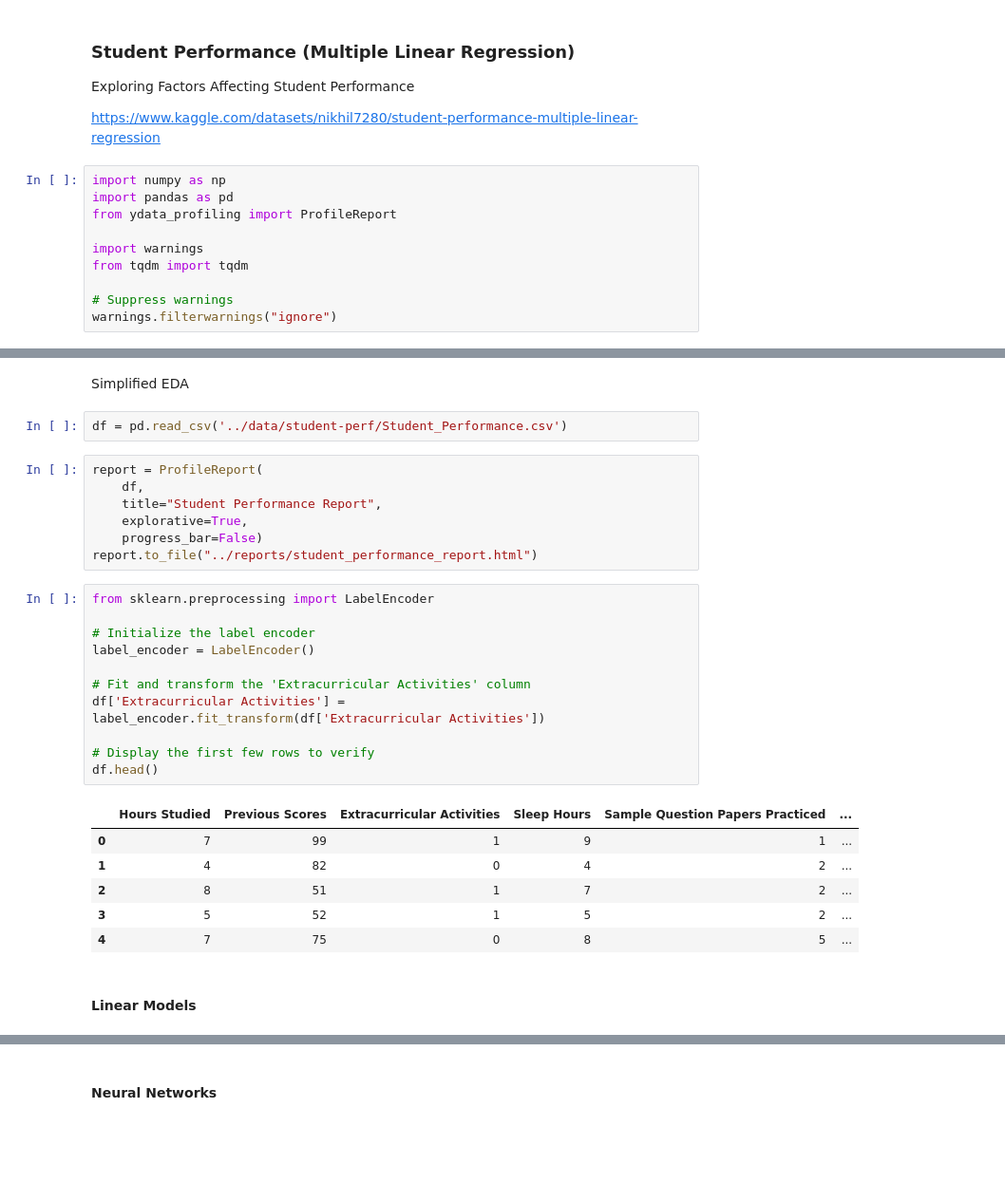
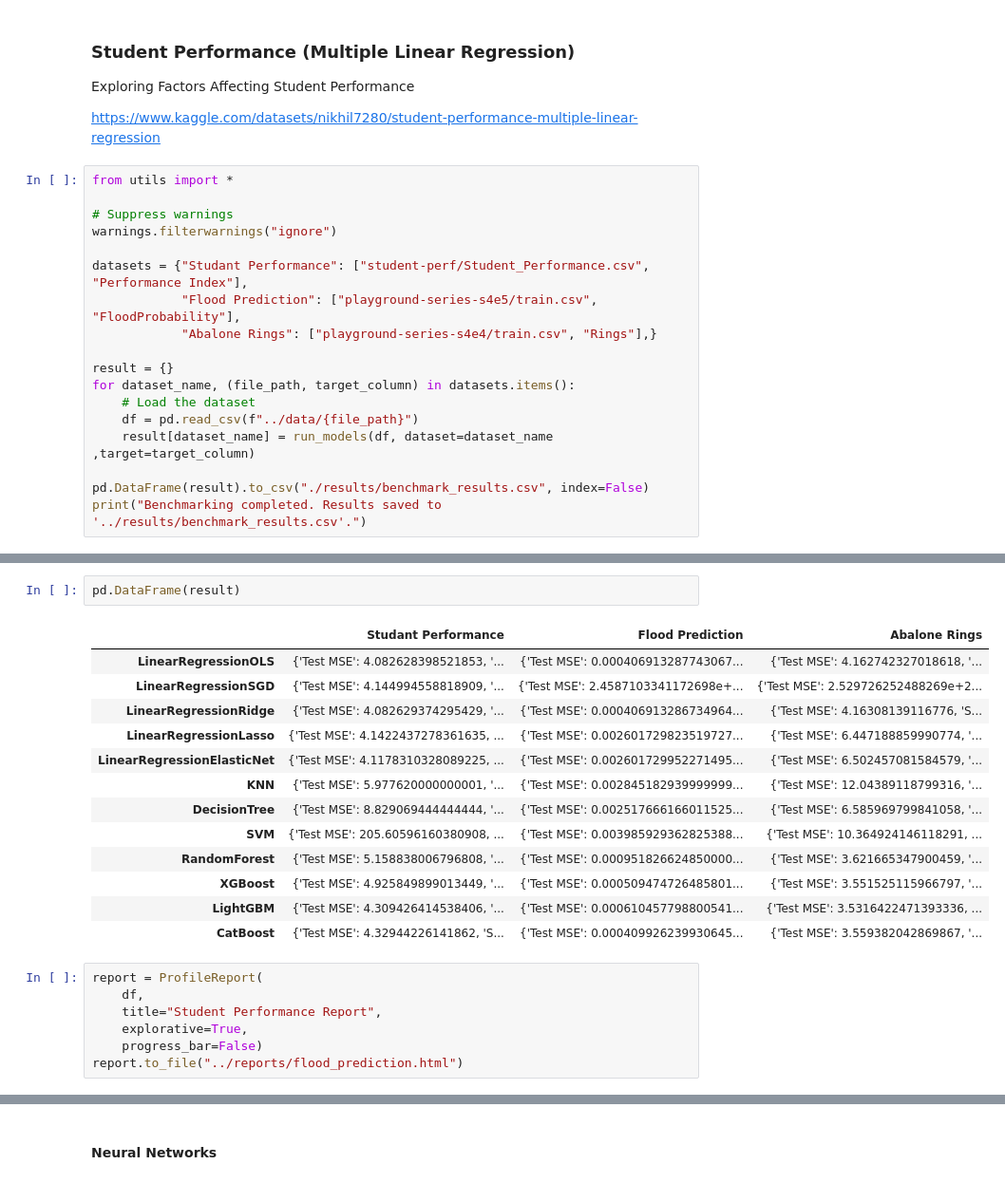
Before and after one commit to luleoli/data-sci-portfolio, a Jupyter notebook: notebooks/Models.ipynb, the cells around one changed output, grey strips where cells are left out. Shown at 95% size. Cells and saved outputs as stored; diff of their text form; blank space fills up the shorter version.

Commit message:
UPT models comparing

```diff
--- a/notebooks/Models.ipynb
+++ b/notebooks/Models.ipynb
@@ -7,13 +7,21 @@ Exploring Factors Affecting Student Performance
 
 https://www.kaggle.com/datasets/nikhil7280/student-performance-multiple-linear-regression
 # %%
-import numpy as np
-import pandas as pd
-from ydata_profiling import ProfileReport
-
-import warnings
-from tqdm import tqdm
+from utils import *
 
 # Suppress warnings
 warnings.filterwarnings("ignore")
+
+datasets = {"Studant Performance": ["student-perf/Student_Performance.csv", "Performance Index"],
+            "Flood Prediction": ["playground-series-s4e5/train.csv", "FloodProbability"],
+            "Abalone Rings": ["playground-series-s4e4/train.csv", "Rings"],}
+
+result = {}
+for dataset_name, (file_path, target_column) in datasets.items():
+    # Load the dataset
+    df = pd.read_csv(f"../data/{file_path}")
+    result[dataset_name] = run_models(df, dataset=dataset_name ,target=target_column)
+
+pd.DataFrame(result).to_csv("./results/benchmark_results.csv", index=False)
+print("Benchmarking completed. Results saved to '../results/benchmark_results.csv'.")
 # %% [output]
@@ -22,31 +45,23 @@ Improve your data and profiling with ydata-sdk, featuring data quality scoring,
-# %% [markdown]
-Simplified EDA
-# %%
-df = pd.read_csv('../data/student-perf/Student_Performance.csv')
+# %%
+pd.DataFrame(result)
+# %% [output]
+|  | Studant Performance | Flood Prediction | Abalone Rings |
+| LinearRegressionOLS | {'Test MSE': 4.082628398521853, '... | {'Test MSE': 0.000406913287743067... | {'Test MSE': 4.162742327018618, '... |
+| LinearRegressionSGD | {'Test MSE': 4.144994558818909, '... | {'Test MSE': 2.4587103341172698e+... | {'Test MSE': 2.529726252488269e+2... |
+| LinearRegressionRidge | {'Test MSE': 4.082629374295429, '... | {'Test MSE': 0.000406913286734964... | {'Test MSE': 4.16308139116776, 'S... |
+| LinearRegressionLasso | {'Test MSE': 4.1422437278361635, ... | {'Test MSE': 0.002601729823519727... | {'Test MSE': 6.447188859990774, '... |
+| LinearRegressionElasticNet | {'Test MSE': 4.1178310328089225, ... | {'Test MSE': 0.002601729952271495... | {'Test MSE': 6.502457081584579, '... |
+| KNN | {'Test MSE': 5.977620000000001, '... | {'Test MSE': 0.002845182939999999... | {'Test MSE': 12.04389118799316, '... |
+| DecisionTree | {'Test MSE': 8.829069444444444, '... | {'Test MSE': 0.002517666166011525... | {'Test MSE': 6.585969799841058, '... |
+| SVM | {'Test MSE': 205.60596160380908, ... | {'Test MSE': 0.003985929362825388... | {'Test MSE': 10.364924146118291, ... |
+| RandomForest | {'Test MSE': 5.158838006796808, '... | {'Test MSE': 0.000951826624850000... | {'Test MSE': 3.621665347900459, '... |
+| XGBoost | {'Test MSE': 4.925849899013449, '... | {'Test MSE': 0.000509474726485801... | {'Test MSE': 3.551525115966797, '... |
+| LightGBM | {'Test MSE': 4.309426414538406, '... | {'Test MSE': 0.000610457798800541... | {'Test MSE': 3.5316422471393336, ... |
+| CatBoost | {'Test MSE': 4.32944226141862, 'S... | {'Test MSE': 0.000409926239930645... | {'Test MSE': 3.559382042869867, '... |
 # %%
 report = ProfileReport(
     df,
     title="Student Performance Report",
     explorative=True,
     progress_bar=False)
-report.to_file("../reports/student_performance_report.html")
+report.to_file("../reports/flood_prediction.html")
-# %%
-from sklearn.preprocessing import LabelEncoder
-
-# Initialize the label encoder
-label_encoder = LabelEncoder()
-
-# Fit and transform the 'Extracurricular Activities' column
-df['Extracurricular Activities'] = label_encoder.fit_transform(df['Extracurricular Activities'])
-
-# Display the first few rows to verify
-df.head()
-# %% [output]
-|  | Hours Studied | Previous Scores | Extracurricular Activities | Sleep Hours | Sample Question Papers Practiced | ... |
-| 0 | 7 | 99 | 1 | 9 | 1 | ... |
-| 1 | 4 | 82 | 0 | 4 | 2 | ... |
-| 2 | 8 | 51 | 1 | 7 | 2 | ... |
-| 3 | 5 | 52 | 1 | 5 | 2 | ... |
-| 4 | 7 | 75 | 0 | 8 | 5 | ... |
-# %% [markdown]
-#### Linear Models
```
Also changed, not shown: parts of 8 cells of this notebook, 9 other files.
